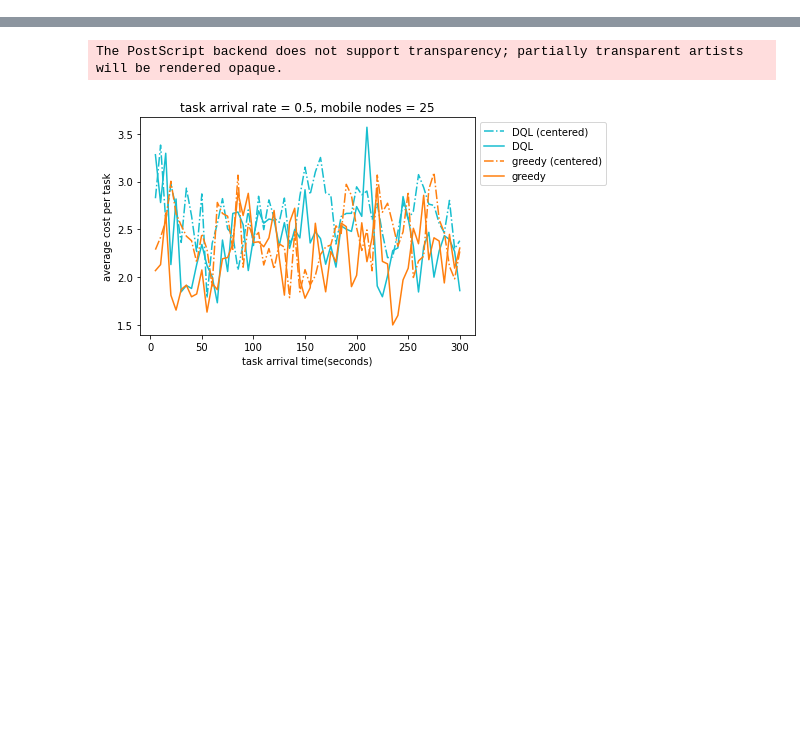
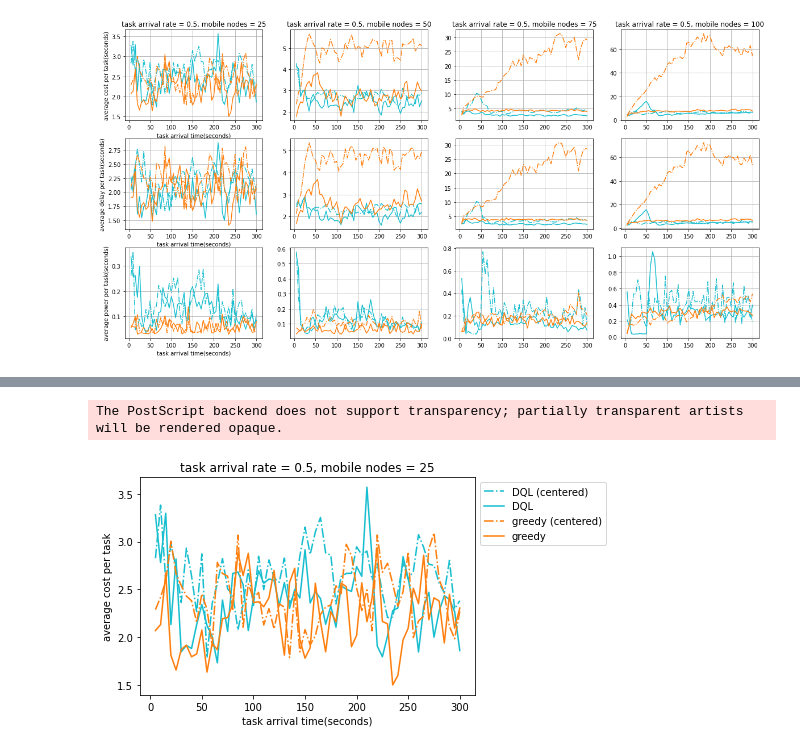
Before and after one commit to ahmadzendebudi/edge_simulation1, a Jupyter notebook: plots.ipynb, the cells around one changed output, grey strips where cells are left out. Saved outputs shown, nothing was run; the diff lists cells and outputs as text; code cells hidden in the pictures; blank space fills up the shorter version.

```diff
--- a/plots.ipynb
+++ b/plots.ipynb
@@ -158,3 +158,50 @@ pd.DataFrame(results)
 | 16 | remote (200, 300] Centered | 756.10 | 546.36 | 273.29 | 556.71 | 797.99 |
 | 17 | local | 25.95 | 25.97 | 26.72 | 101.34 | 184.75 |
 | 18 | local (200, 300] | 35.50 | 36.02 | 36.89 | 162.91 | 303.77 |
+# %%
+vairable_conditions = {
+    "DQL (centered)": (df["mobile_selector"] == "dql_remote") & (df["edge_selector"] == "dql_remote") & (df["boxworld_centered_mobile_nodes"] == True),
+    "DQL": (df["mobile_selector"] == "dql_remote") & (df["edge_selector"] == "dql_remote") & (df["boxworld_centered_mobile_nodes"] == False),
+    "greedy (centered)": (df["mobile_selector"] == "greedy") & (df["edge_selector"] == "greedy") & (df["boxworld_centered_mobile_nodes"] == True),
+    "greedy": (df["mobile_selector"] == "greedy") & (df["edge_selector"] == "greedy") & (df["boxworld_centered_mobile_nodes"] == False)
+}
+varients = [
+    [(25, 0.5, 'reward', 'cost', True),
+    (50, 0.5, 'reward', 'cost', True),
+    (75, 0.5, 'reward', 'cost', True),
+    (100, 0.5, 'reward', 'cost', True)],
+    [(25, 0.5, 'delay', 'delay', False),
+    (50, 0.5, 'delay', 'delay', False),
+    (75, 0.5, 'delay', 'delay', False),
+    (100, 0.5, 'delay', 'delay', False)],
+    [(25, 0.5, 'power', 'power', False),
+    (50, 0.5, 'power', 'power', False),
+    (75, 0.5, 'power', 'power', False),
+    (100, 0.5, 'power', 'power', False)]
+]
+fig, axs = plt.subplots(3, 4, figsize=(20, 10))
+for x in range(0, 3):
+    for y in range(0, 4):
+        varient = varients[x][y]
+        ax = axs[x, y]
+        graphs = {}
+        for key, value in vairable_conditions.items():
+            item_condition = (df["boxworld_mobile_nodes"] == varient[0]) & (df["task_generator_lambda"] == varient[1]) & value
+            data = (-1 if varient[4] else 1) * df.loc[item_condition, [varient[2]]].groupby(
+                pd.cut(df["arrival_time"], np.arange(0, 500, 5))).mean()
+            data.index = pd.IntervalIndex(data.index.get_level_values('arrival_time')).right
+            graphs[key] = data
+
+        for key, data in graphs.items():
+            ax.plot(data, label=key, c = line_props[key][0], ls=line_props[key][1])
+
+        if y == 0:
+            ax.set(ylabel = 'average {method} per task(seconds)'.format(method = varient[3]), xlabel = 'task arrival time(seconds)')
+        if x == 0:
+            ax.set_title("task arrival rate = {rate}, mobile nodes = {count}".format(rate = varient[1], count = varient[0]))
+        ax.grid('on')
+
+plt.rcParams["figure.figsize"] = (16,10)
+plt.savefig('plots/two_methods.eps', bbox_inches='tight', format='eps')
+# %% [output]
+[figure, added]
```
Also changed, not shown: parts of 3 cells of this notebook, 20 other files.
